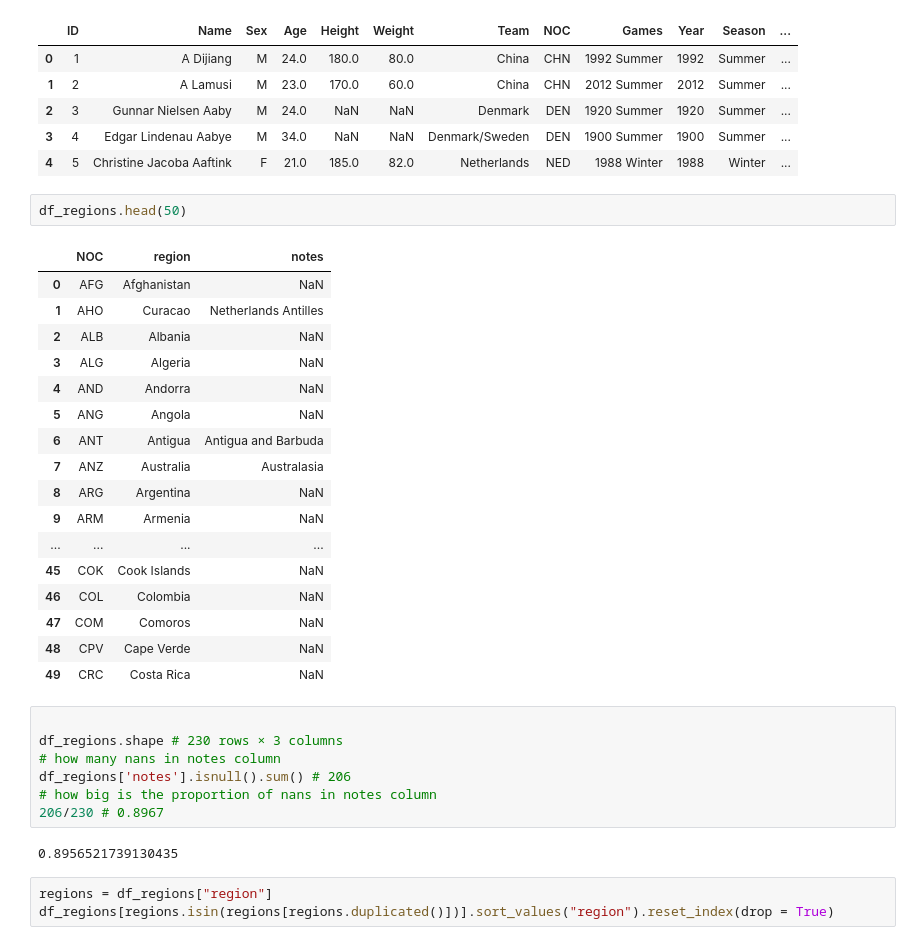
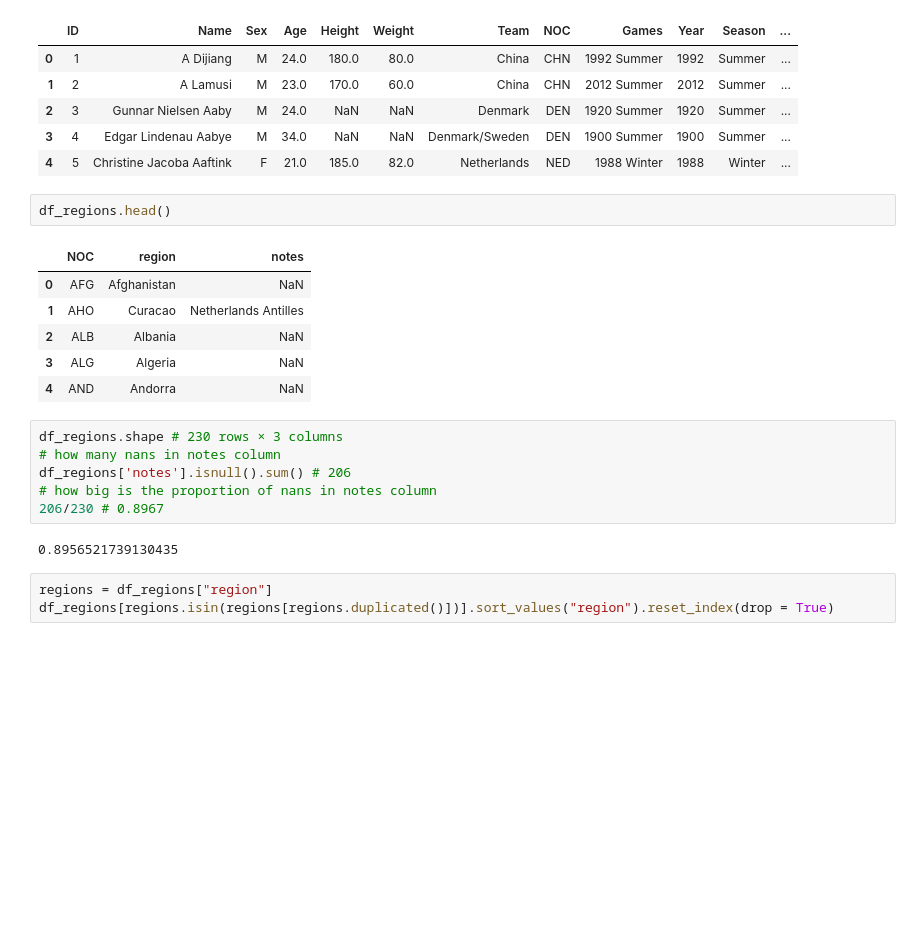
Before and after one commit to Andreas-Svensson/Databehandling-Project, a Jupyter notebook: upp_0.ipynb, the cells around one changed output. Drawn from its saved outputs; the diff is of its cells as text; blank space fills up the shorter version.

```diff
--- a/upp_0.ipynb
+++ b/upp_0.ipynb
@@ -17,27 +17,15 @@ df_athlete.head()
 | 3 | 4 | Edgar Lindenau Aabye | M | 34.0 | NaN | NaN | Denmark/Sweden | DEN | 1900 Summer | 1900 | Summer | ... |
 | 4 | 5 | Christine Jacoba Aaftink | F | 21.0 | 185.0 | 82.0 | Netherlands | NED | 1988 Winter | 1988 | Winter | ... |
 # %%
-df_regions.head(50)
+df_regions.head()
 # %% [output]
 |  | NOC | region | notes |
 | 0 | AFG | Afghanistan | NaN |
 | 1 | AHO | Curacao | Netherlands Antilles |
 | 2 | ALB | Albania | NaN |
 | 3 | ALG | Algeria | NaN |
 | 4 | AND | Andorra | NaN |
-| 5 | ANG | Angola | NaN |
-| 6 | ANT | Antigua | Antigua and Barbuda |
-| 7 | ANZ | Australia | Australasia |
-| 8 | ARG | Argentina | NaN |
-| 9 | ARM | Armenia | NaN |
-| ... | ... | ... | ... |
-| 45 | COK | Cook Islands | NaN |
-| 46 | COL | Colombia | NaN |
-| 47 | COM | Comoros | NaN |
-| 48 | CPV | Cape Verde | NaN |
-| 49 | CRC | Costa Rica | NaN |
 # %%
-
 df_regions.shape # 230 rows × 3 columns
 # how many nans in notes column
 df_regions['notes'].isnull().sum() # 206
```
Also changed, not shown: parts of 4 cells of this notebook.
